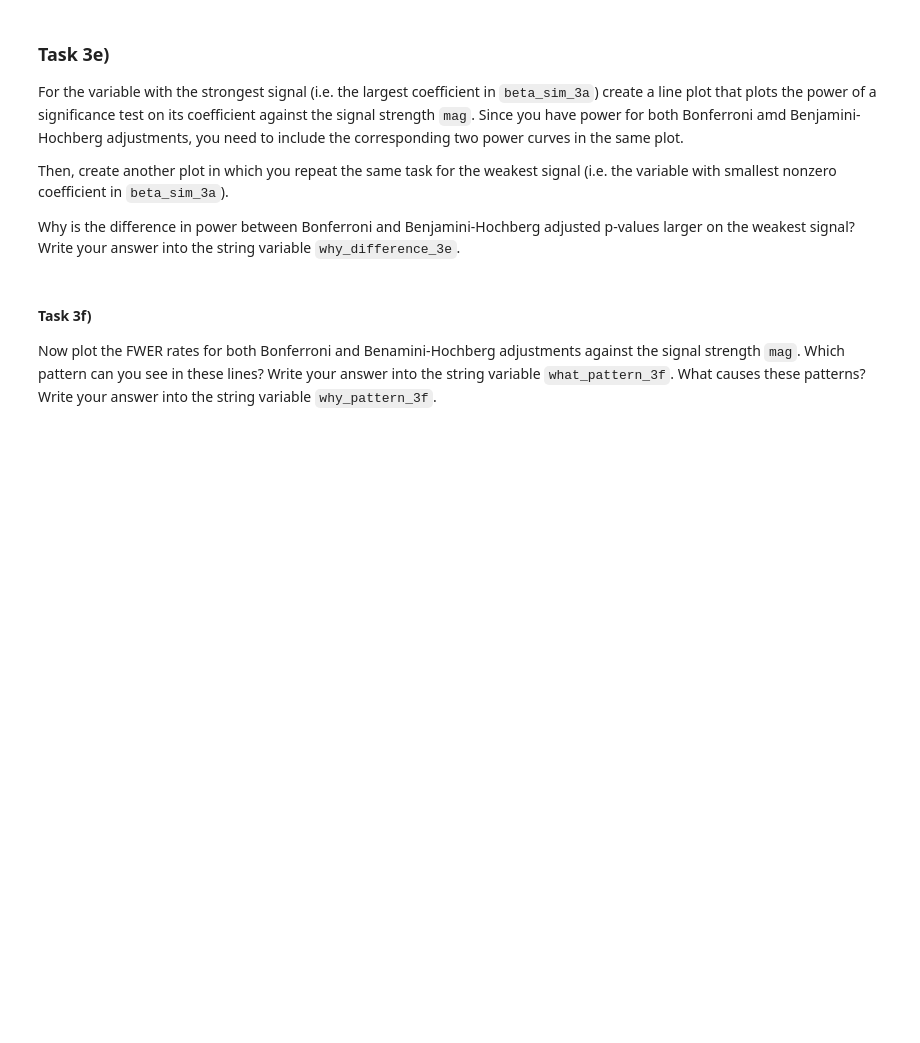
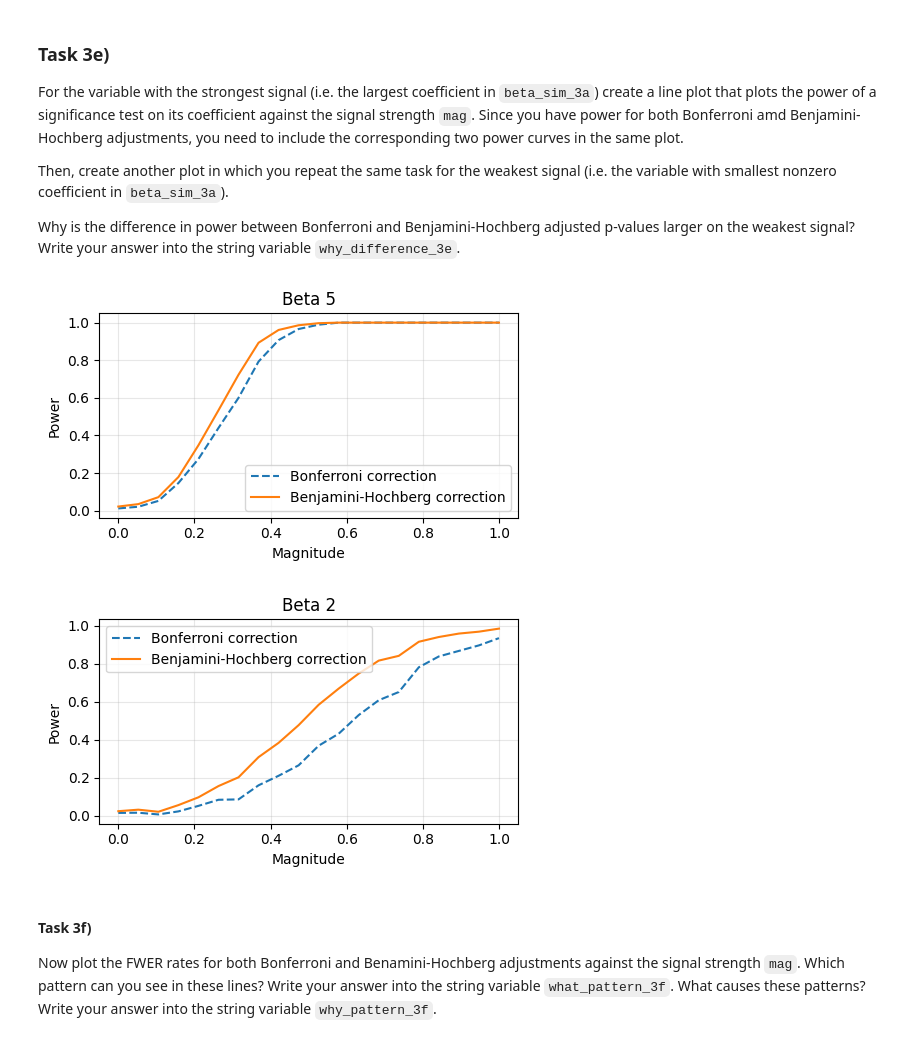
Before and after one commit to sarakopelman/STAN51, a Jupyter notebook: A7/A7_group23.ipynb, the cells around one changed output. Saved outputs shown, nothing was run; the diff lists cells and outputs as text; code cells hidden in the pictures; blank space fills up the shorter version.

```diff
--- a/A7/A7_group23.ipynb
+++ b/A7/A7_group23.ipynb
@@ -194,8 +225,15 @@ $$
 where $X$ contains the scaled predictors of Task 3a. For the vector of slope coefficients $\beta$, we let $\beta_{2:5}=log(2:5)$ whereas all other elements of this vector are 0. The model errors $\epsilon$ are drawn independently from a standard normal distribution. Construct a new object `y_sim_3a` that contains simulated outcomes from the model described here.
 # %%
 # CODE_CHUNK code_chunk_07
+np.random.seed(1)
 signal_index_3a = [1, 2, 3, 4]
-??
+
+betas_sim = np.zeros(len(X_3a.T))
+
+for i in signal_index_3a:
+    betas_sim[i] = np.log(i+1)
+
+y_sim_3a = X_3a@betas_sim + np.random.standard_normal(size=len(X_3a[:,0]))
 # %% [markdown]
 ### Task 3b)
 In this task were are getting adjusted p-values again:
@@ -206,14 +244,15 @@ In this task were are getting adjusted p-values again:
 # %%
 # CODE_CHUNK code_chunk_08
 # 1.
-x_funs_3b  = ??
+x_funs_3b  = X_fun_precompute(X_3a)
 
 # 2.
-pvalues_3b = ??
+pvalues_3b = calculate_p_2c(y0=y_sim_3a, X0_funs=x_funs_3b)
+
 
 # 3.
-p_BF_3b       = ??
-p_hochberg_3b = ??
+p_BF_3b       = smm.multipletests(pvalues_3b, alpha = 0.15, method='bonferroni')[1]
+p_hochberg_3b = smm.multipletests(pvalues_3b, alpha = 0.15, method= 'fdr_bh')[1]
 # %% [markdown]
 ### Task 3c)
 Next, we calculate the false discovery proportion of Bonferroni and Benjamini-Hochberg methods.
@@ -290,11 +339,68 @@ Then, create another plot in which you repeat the same task for the weakest sign
 Why is the difference in power between Bonferroni and Benjamini-Hochberg adjusted p-values larger on the weakest signal? Write your answer into the string variable `why_difference_3e`.
 # %%
 # CODE_CHUNK code_chunk_11
+
+
 import matplotlib.pyplot as plt
 
-??
 
-why_difference_3e = "??"
+plt.figure(figsize=(5, 3))
+
+# Bonferroni
+plt.plot(magnitudes, Power_BF_3d[:, 3],
+         label="Bonferroni correction",
+         color='tab:blue',
+         linestyle='--')
+
+# Hochberg (FDR)
+plt.plot(magnitudes, Power_Hochberg_3d[:, 3],
+         label="Benjamini-Hochberg correction",
+         color='tab:orange',
+         linestyle='-')
+
+plt.xlabel("Magnitude")
+plt.ylabel("Power")
+plt.title("Beta 5")
+
+plt.legend()
+plt.grid(True, alpha=0.3)
+
+plt.tight_layout()
+plt.show()
+
+plt.figure(figsize=(5, 3))
+
+# Bonferroni
+plt.plot(magnitudes, Power_BF_3d[:, 0],
+         label="Bonferroni correction",
+         color='tab:blue',
+         linestyle='--'
+         )
+
+# Hochberg (FDR)
+plt.plot(magnitudes, Power_Hochberg_3d[:, 0],
+         label="Benjamini-Hochberg correction",
+         color='tab:orange',
+         linestyle='-'
+         )
+
+plt.xlabel("Magnitude")
+plt.ylabel("Power")
+plt.title("Beta 2")
+
+plt.legend()
+plt.grid(True, alpha=0.3)
+
+plt.tight_layout()
+plt.show()
+
+#We made use out of ChatGPT to make nice plots
+why_difference_3e = "For a stronger signal the p-value will be smaller to begin with meaning that it is likely to be far below both the Bonferroni and Benjamini-Hochberg tresholds. " \
+"That Bonferroni is more conservative thus only makes a small difference. However for smaller signals the P-value is likely to be quite close to the tresholds and thus the " \
+"more conservative approach for the Bonferroni correction will actually make a clear difference."
+# %% [output]
+[figure, added]
+[figure, added]
 # %% [markdown]
 #### Task 3f)
 
```
Also changed, not shown: parts of 10 cells of this notebook.
